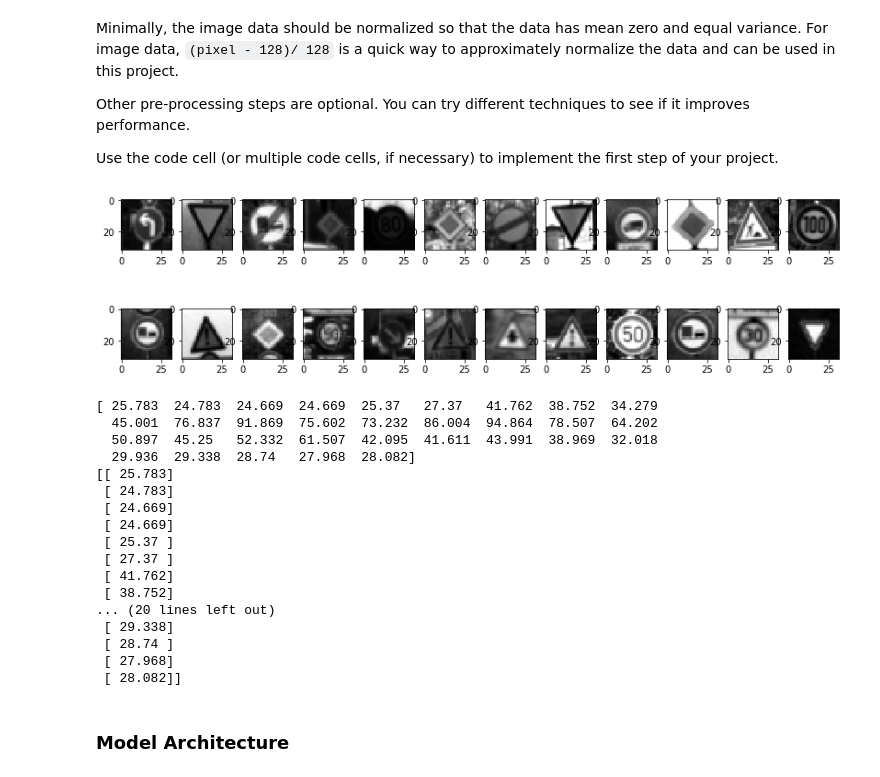
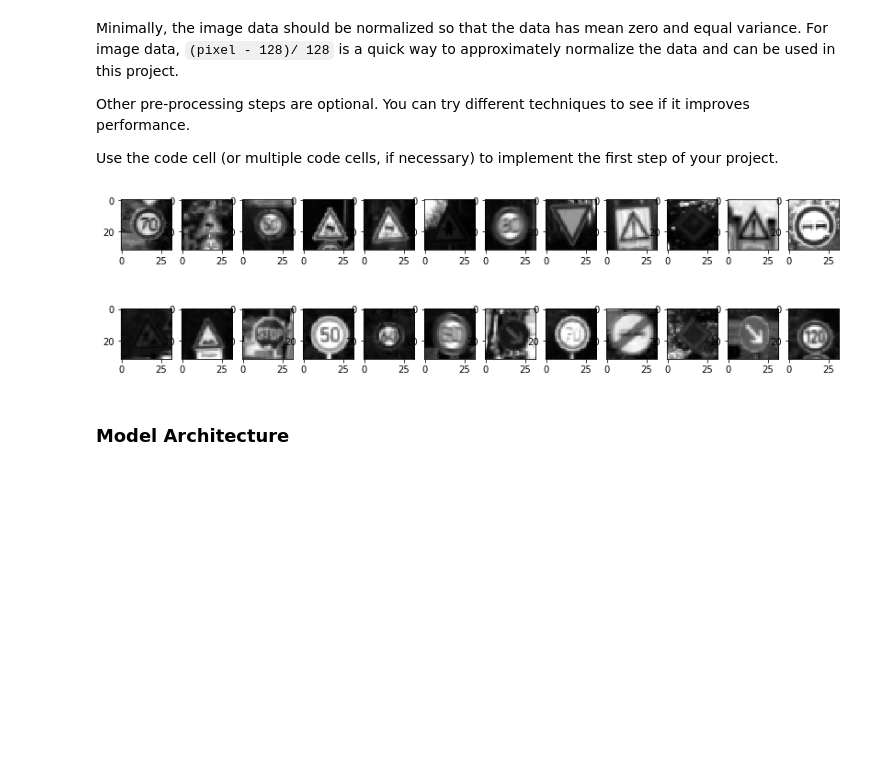
Before and after one commit to cazacov/CarND-Traffic-Sign-Classifier-Project, a Jupyter notebook: Traffic_Sign_Classifier.ipynb, the cells around one changed output. Saved outputs shown, nothing was run; the diff lists cells and outputs as text; code cells hidden in the pictures; blank space fills up the shorter version.

```diff
--- a/Traffic_Sign_Classifier.ipynb
+++ b/Traffic_Sign_Classifier.ipynb
@@ -141,67 +141,36 @@ Use the code cell (or multiple code cells, if necessary) to implement the first
 # %%
 ### Preprocess the data here. It is required to normalize the data. Other preprocessing steps could include
 ### converting to grayscale, etc.
 ### Feel free to use as many code cells as needed.
 import pickle
 
-# Convert images to grayscale
-X_train_p = np.dot(X_train[...,:3], [0.299, 0.587, 0.114])
-X_valid_p = np.dot(X_valid[...,:3], [0.299, 0.587, 0.114])
-X_test_p = np.dot(X_test[...,:3], [0.299, 0.587, 0.114])
+def preprocess(rgb_images):
+    # Convert images to grayscale
+    gray = np.dot(rgb_images[...,:3], [0.299, 0.587, 0.114])
 
+    # Add color dimension of size 1
+    gray_4d = gray.reshape((-1,32,32,1))
+
+    # Normalize
+    normalized = (gray_4d - 128) / 128
+    return normalized, gray
+
+X_train_p, gray = preprocess(X_train)
+X_valid_p, dummy = preprocess(X_valid)
+X_test_p, dummy = preprocess(X_test)
+
+y_train_p = np.copy(y_train);
+y_valid_p = np.copy(y_valid);
+y_test_p = np.copy(y_test);
+
+# Show some images
 f, axarr = plt.subplots(2,12)
 for row in range(2):
     for col in range(12):
-         axarr[row, col].imshow(X_train_p[randint(0,n_train)], cmap='gray')
-
+         axarr[row, col].imshow(gray[randint(0,n_train)], cmap='gray')
 plt.show()
-
-print(X_train_p[0,0])
-
-# Add color dimension of size 1
-X_train_p = X_train_p.reshape((-1,32,32,1))
-X_valid_p = X_valid_p.reshape((-1,32,32,1))
-X_test_p = X_test_p.reshape((-1,32,32,1))
-
-print(X_train_p[0,0])
-
-def one_hot_encode(x):
-    """
-    One hot encode a list of sample labels. Return a one-hot encoded vector for each label.
-    : x: List of sample Labels
-    : return: Numpy array of one-hot encoded labels
-    """
-    return tf.one_hot(x, n_classes)
-
-# normalize
-X_train_p = (X_train_p - 128) / 128
-X_valid_p = (X_valid_p - 128) / 128
-X_test_p = (X_test_p - 128) / 128
-
-
-# shuffle
-#X_train_p, y_train = shuffle(X_train_p, y_train)
-#X_valid_p, y_valid = shuffle(X_valid_p, y_valid)
-#X_test_p, y_test = shuffle(X_test_p, y_test)
 # %% [output]
-[figure, old version]
+[figure, new version]
-[ 25.783  24.783  24.669  24.669  25.37   27.37   41.762  38.752  34.279
-  45.001  76.837  91.869  75.602  73.232  86.004  94.864  78.507  64.202
-  50.897  45.25   52.332  61.507  42.095  41.611  43.991  38.969  32.018
-  29.936  29.338  28.74   27.968  28.082]
-[[ 25.783]
- [ 24.783]
- [ 24.669]
- [ 24.669]
- [ 25.37 ]
- [ 27.37 ]
- [ 41.762]
- [ 38.752]
-... (20 lines left out)
- [ 29.338]
- [ 28.74 ]
- [ 27.968]
- [ 28.082]]
 # %% [markdown]
 ### Model Architecture
 # %%
```
Also changed, not shown: parts of 2 cells of this notebook.
